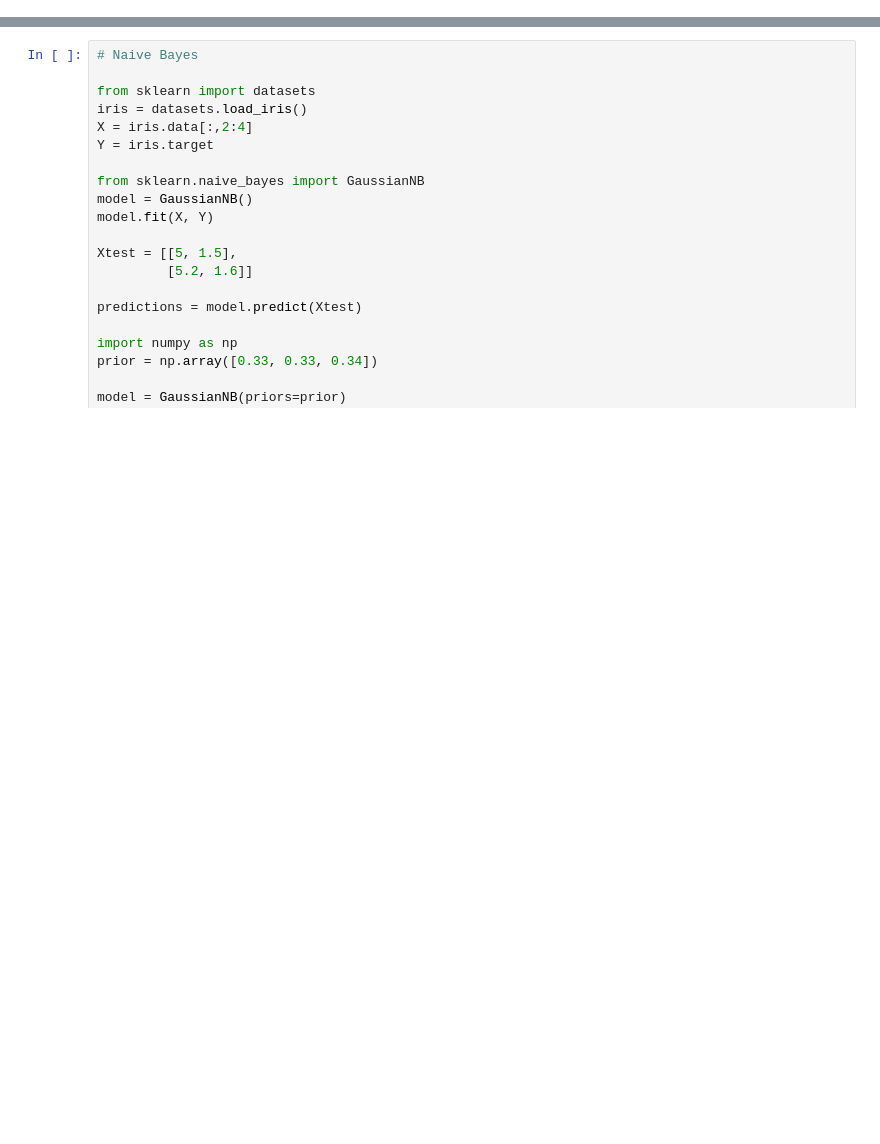
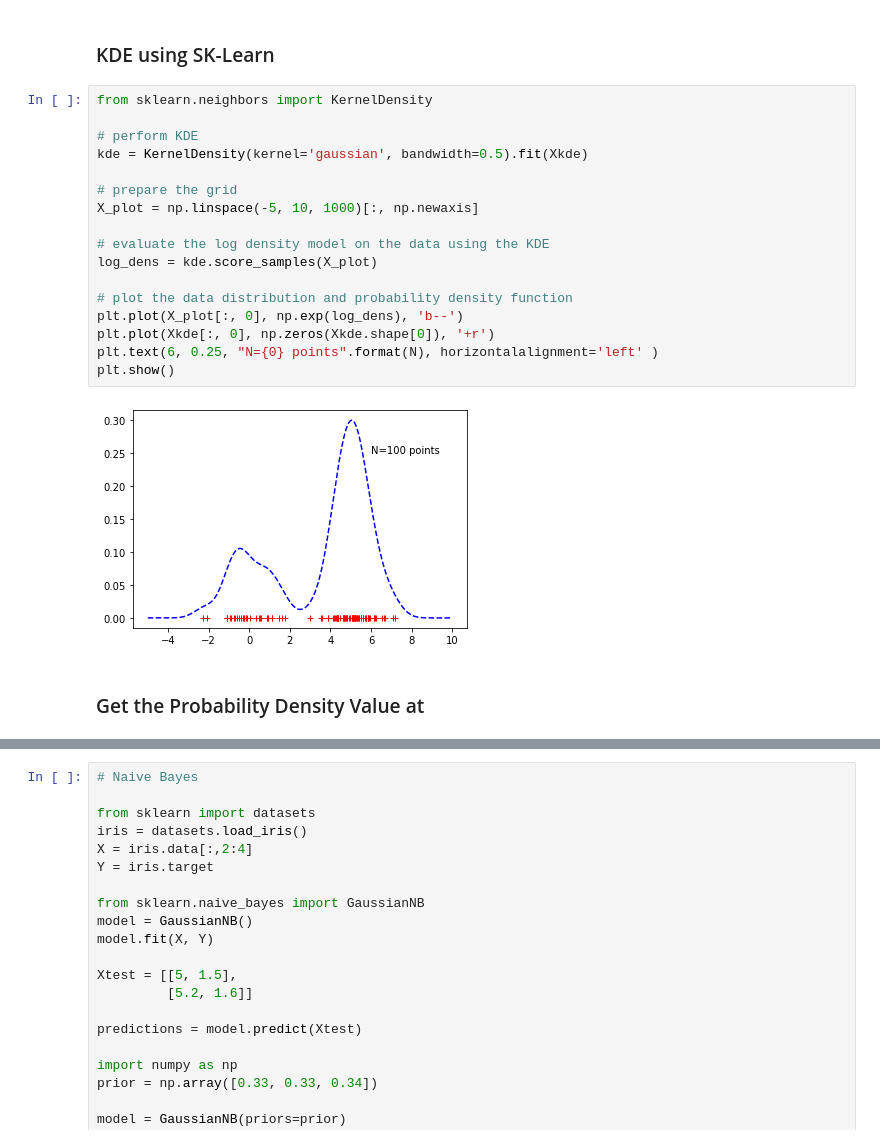
Before and after one commit to PEESEgroup/SysEn6880, a Jupyter notebook: Python scikit-learn.ipynb, the cells around one changed output, grey strips where cells are left out. Drawn from its saved outputs; the diff is of its cells as text; blank space fills up the shorter version.

```diff
--- a/Python scikit-learn.ipynb
+++ b/Python scikit-learn.ipynb
@@ -0,0 +36,23 @@
+# %% [markdown]
+### KDE using SK-Learn
+# %%
+from sklearn.neighbors import KernelDensity
+
+# perform KDE
+kde = KernelDensity(kernel='gaussian', bandwidth=0.5).fit(Xkde)
+
+# prepare the grid
+X_plot = np.linspace(-5, 10, 1000)[:, np.newaxis]
+
+# evaluate the log density model on the data using the KDE
+log_dens = kde.score_samples(X_plot)
+
+# plot the data distribution and probability density function
+plt.plot(X_plot[:, 0], np.exp(log_dens), 'b--')
+plt.plot(Xkde[:, 0], np.zeros(Xkde.shape[0]), '+r')
+plt.text(6, 0.25, "N={0} points".format(N), horizontalalignment='left' )
+plt.show()
+# %% [output]
+[figure, added]
+# %% [markdown]
+### Get the Probability Density Value at
```
Also changed, not shown: parts of 41 cells of this notebook.
